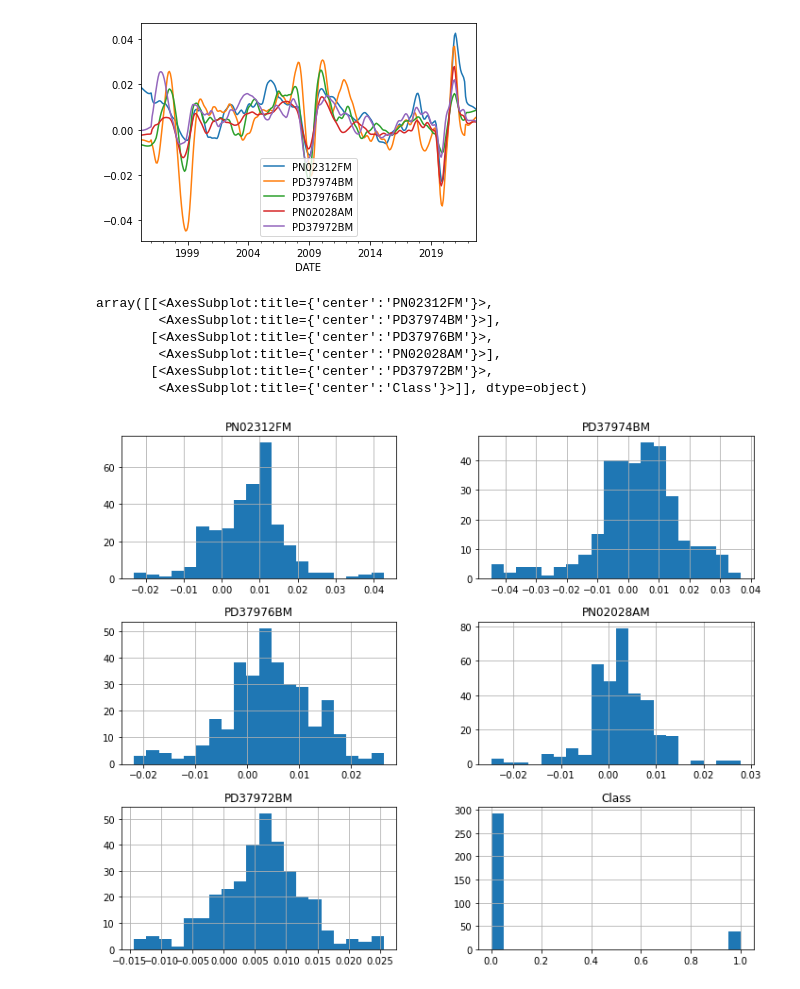
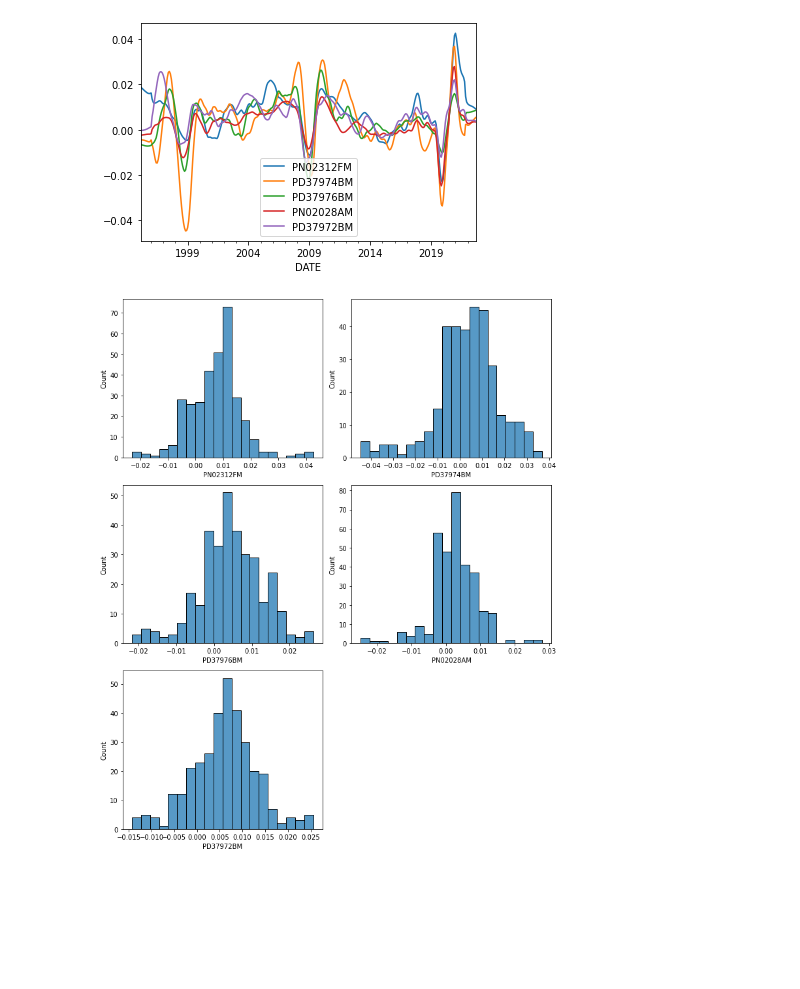
Before and after one commit to valegrei/crisis-forecasting, a Jupyter notebook: preprocesamiento/data_analysis_PE.ipynb, the cells around one changed output. Saved outputs shown, nothing was run; the diff lists cells and outputs as text; code cells hidden in the pictures; blank space fills up the shorter version.

```diff
--- a/preprocesamiento/data_analysis_PE.ipynb
+++ b/preprocesamiento/data_analysis_PE.ipynb
@@ -209,15 +246,9 @@ df_diff_sel.drop(labels=['Class'],axis=1).plot()
 # %% [output]
 <AxesSubplot:xlabel='DATE'>
 [figure]
-# %%
-df_diff_sel.hist(figsize=[12,10], bins=20)
-# %% [output]
-array([[<AxesSubplot:title={'center':'PN02312FM'}>,
-        <AxesSubplot:title={'center':'PD37974BM'}>],
-       [<AxesSubplot:title={'center':'PD37976BM'}>,
-        <AxesSubplot:title={'center':'PN02028AM'}>],
-       [<AxesSubplot:title={'center':'PD37972BM'}>,
-        <AxesSubplot:title={'center':'Class'}>]], dtype=object)
-[figure, removed]
+# %%
+histograma(df_diff_sel)
+# %% [output]
+[figure, added]
 # %%
 df_diff_sel.to_csv("../data/PERU_DATA_DIFF.csv")
```
Also changed, not shown: parts of 7 cells of this notebook, 20 other files.
